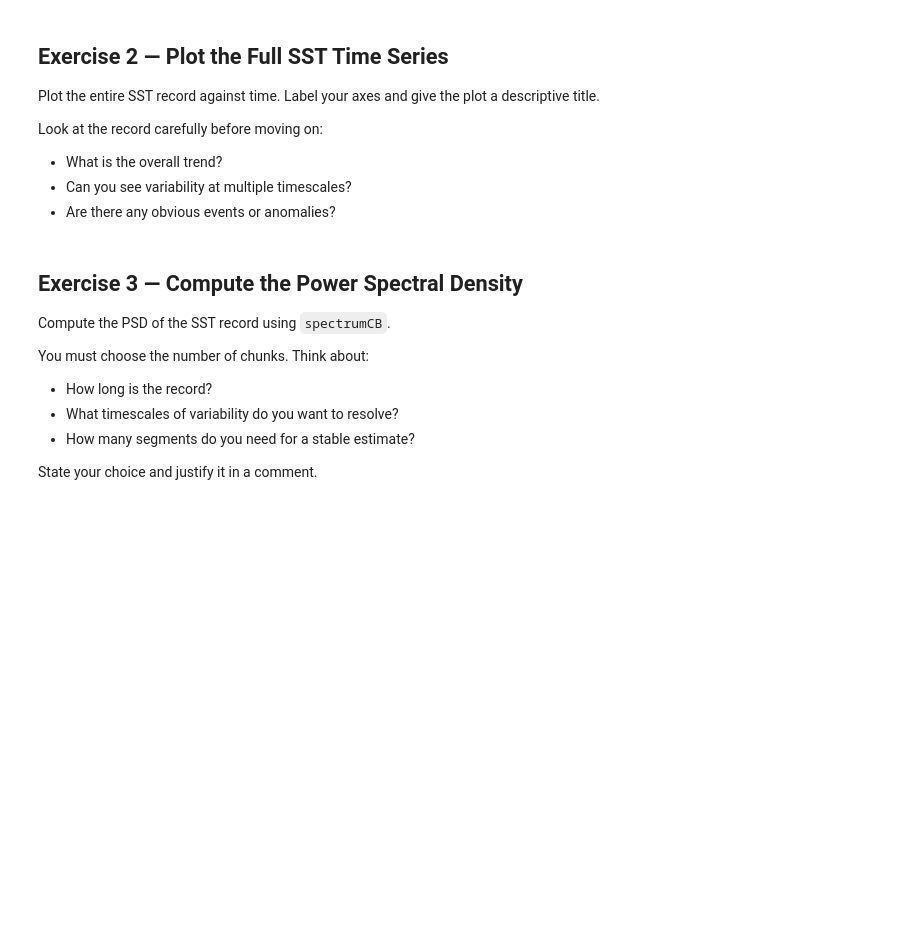
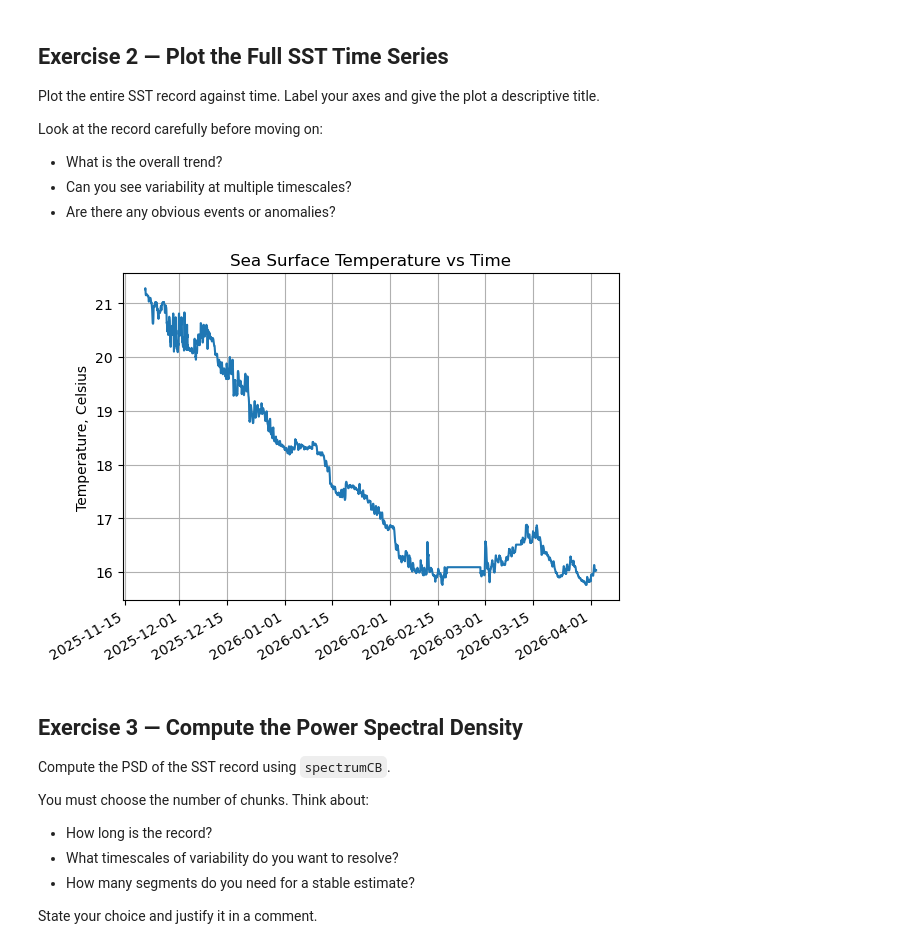
Before and after one commit to mae223-oceantech/time-series-analysis-arobotdinosaur, a Jupyter notebook: Tutorial_SAFARI_SST.ipynb, the cells around one changed output. Cells and saved outputs as stored; diff of their text form; code cells hidden in the pictures; blank space fills up the shorter version.

```diff
--- a/Tutorial_SAFARI_SST.ipynb
+++ b/Tutorial_SAFARI_SST.ipynb
@@ -90,7 +90,7 @@ with open('safari_sst.json') as f:
 
 
 # YOUR CODE HERE — print the metadata
-print(json.dumps(safari,indent=1))
+#print(json.dumps(safari,indent=1))
 
 # YOUR CODE HERE — parse timestamps into decimal days since the record start
 # Hint: same pattern as the demo notebook
@@ -98,11 +98,33 @@ print(json.dumps(safari,indent=1))
 #   2. Subtract the first timestamp
 #   3. Convert to days via .total_seconds() / 86400
 # Store result as: time_sst  (decimal days)
-
+t_parsed = [datetime.strptime(s, '%Y-%m-%dT%H:%M') for s in safari['time']] #referencing the spectralanalysis tutorial
+t_initial = t_parsed[0]
+time_lj  = np.array([(t - t0).total_seconds() / 86400.0 for t in t_parsed])
 
 # YOUR CODE HERE — extract SST as a numpy float array
 # Store result as: sst  (degrees C)
+sst_raw = np.array(
+    [np.nan if v is None else v for v in safari['sst']]
+)
 
+#interpolate nan's, similar to the spectral analysis. I did reference the spectral analysis tutorial for this.
+# -------------------------------------------------------------------------
+# Linearly interpolate across missing values (NaNs)
+# -------------------------------------------------------------------------
+# spectrumCB requires a NaN-free input. np.interp evaluates a piecewise
+# linear interpolant at all time points, using only the valid (non-NaN) data.
+nan_mask         = np.isnan(sst_raw)
+sst_interp = np.interp(
+    time_lj,               # evaluate at all times (including gaps)
+    time_lj[~nan_mask],    # times with valid observations
+    sst_raw[~nan_mask]  # corresponding valid sea-level values
+)
 
 # YOUR CODE HERE — print a summary: record length, dt, SST range
+print(f"Record:  {safari['metadata']['start']}  ->  {safari['metadata']['end']}")
+print(f"Samples: {len(sst_interp):,}  |  Missing filled: {nan_mask.sum():,}")
+
+dt_lj = np.nanmean(np.diff(time_lj))
+print(f"dt:      {dt_lj * 24:.4f} hours")
 # %% [output]
@@ -135,6 +143,13 @@ Look at the record carefully before moving on:
 # %%
 # YOUR CODE HERE — plot the full SST time series
 # Include: axis labels, title, grid
+plt.plot(t_parsed,sst_interp)
+plt.ylabel('Temperature, Celsius')
+plt.gcf().autofmt_xdate()
+plt.title('Sea Surface Temperature vs Time')
+plt.grid(True)
+# %% [output]
+[figure, added]
 # %% [markdown]
 ## Exercise 3 — Compute the Power Spectral Density
 
```
Also changed, not shown: parts of 5 cells of this notebook.
